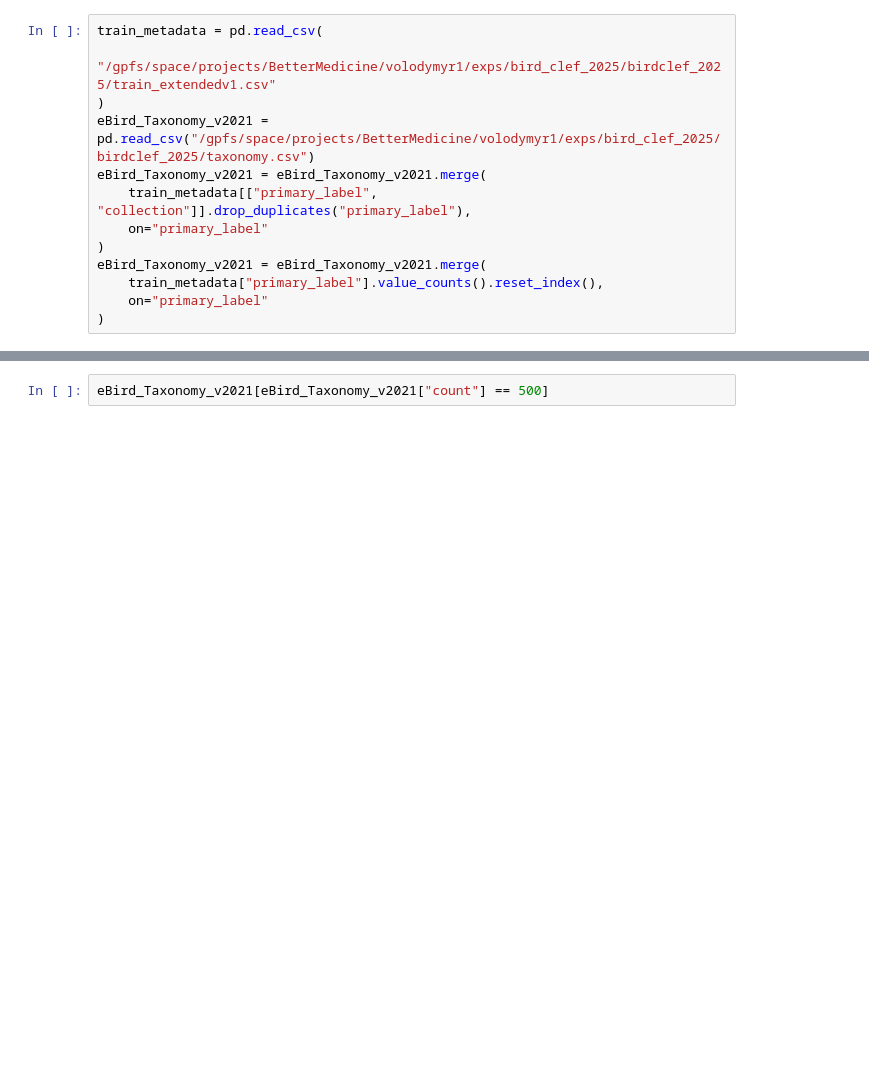
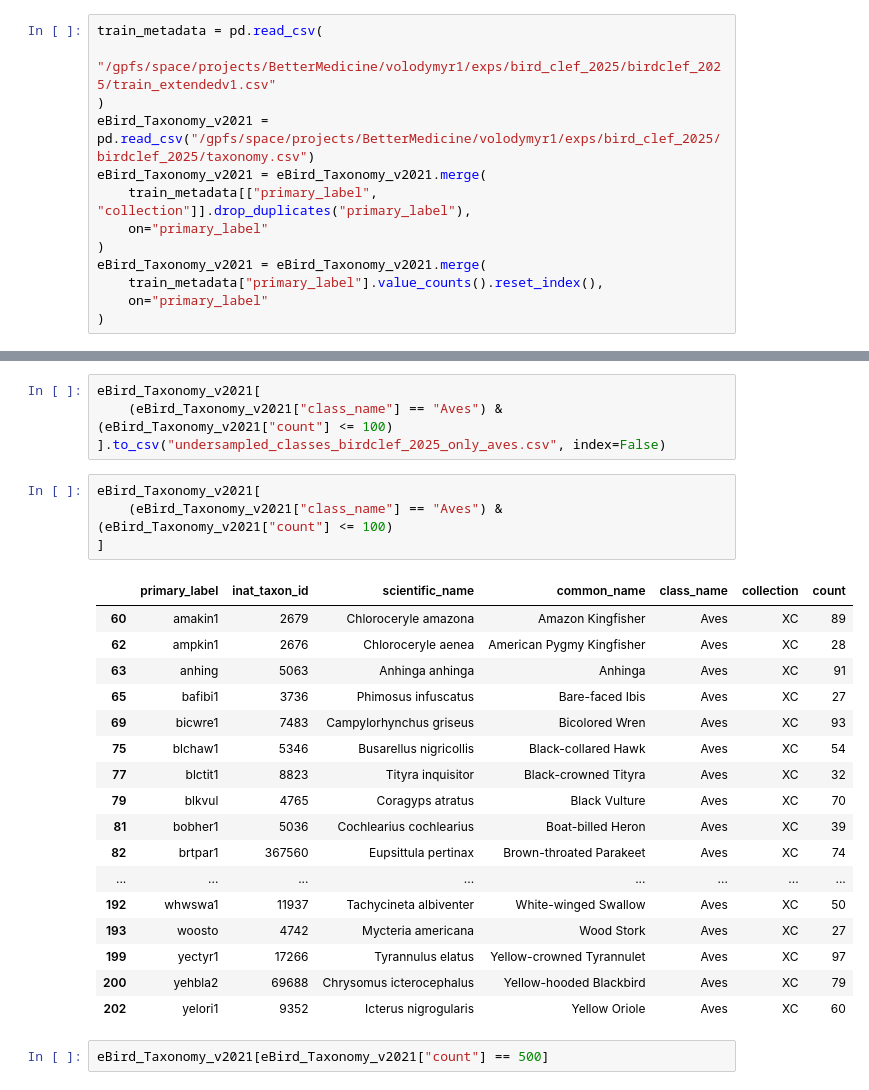
Before and after one commit to VSydorskyy/BirdCLEF_2025_2nd_place, a Jupyter notebook: notebooks/data_observation.ipynb, the cells around one changed output, grey strips where cells are left out. Cells and saved outputs as stored; diff of their text form; blank space fills up the shorter version.

```diff
--- a/notebooks/data_observation.ipynb
+++ b/notebooks/data_observation.ipynb
@@ -280,3 +289,29 @@ eBird_Taxonomy_v2021 = eBird_Taxonomy_v2021.merge(
+# %%
+eBird_Taxonomy_v2021[
+    (eBird_Taxonomy_v2021["class_name"] == "Aves") & (eBird_Taxonomy_v2021["count"] <= 100)
+].to_csv("undersampled_classes_birdclef_2025_only_aves.csv", index=False)
+# %%
+eBird_Taxonomy_v2021[
+    (eBird_Taxonomy_v2021["class_name"] == "Aves") & (eBird_Taxonomy_v2021["count"] <= 100)
+]
+# %% [output]
+|  | primary_label | inat_taxon_id | scientific_name | common_name | class_name | collection | count |
+| 60 | amakin1 | 2679 | Chloroceryle amazona | Amazon Kingfisher | Aves | XC | 89 |
+| 62 | ampkin1 | 2676 | Chloroceryle aenea | American Pygmy Kingfisher | Aves | XC | 28 |
+| 63 | anhing | 5063 | Anhinga anhinga | Anhinga | Aves | XC | 91 |
+| 65 | bafibi1 | 3736 | Phimosus infuscatus | Bare-faced Ibis | Aves | XC | 27 |
+| 69 | bicwre1 | 7483 | Campylorhynchus griseus | Bicolored Wren | Aves | XC | 93 |
+| 75 | blchaw1 | 5346 | Busarellus nigricollis | Black-collared Hawk | Aves | XC | 54 |
+| 77 | blctit1 | 8823 | Tityra inquisitor | Black-crowned Tityra | Aves | XC | 32 |
+| 79 | blkvul | 4765 | Coragyps atratus | Black Vulture | Aves | XC | 70 |
+| 81 | bobher1 | 5036 | Cochlearius cochlearius | Boat-billed Heron | Aves | XC | 39 |
+| 82 | brtpar1 | 367560 | Eupsittula pertinax | Brown-throated Parakeet | Aves | XC | 74 |
+| ... | ... | ... | ... | ... | ... | ... | ... |
+| 192 | whwswa1 | 11937 | Tachycineta albiventer | White-winged Swallow | Aves | XC | 50 |
+| 193 | woosto | 4742 | Mycteria americana | Wood Stork | Aves | XC | 27 |
+| 199 | yectyr1 | 17266 | Tyrannulus elatus | Yellow-crowned Tyrannulet | Aves | XC | 97 |
+| 200 | yehbla2 | 69688 | Chrysomus icterocephalus | Yellow-hooded Blackbird | Aves | XC | 79 |
+| 202 | yelori1 | 9352 | Icterus nigrogularis | Yellow Oriole | Aves | XC | 60 |
 # %%
 eBird_Taxonomy_v2021[eBird_Taxonomy_v2021["count"] == 500]
 # %% [output]
```
Also changed, not shown: parts of 1 cell of this notebook, 44 other files.
